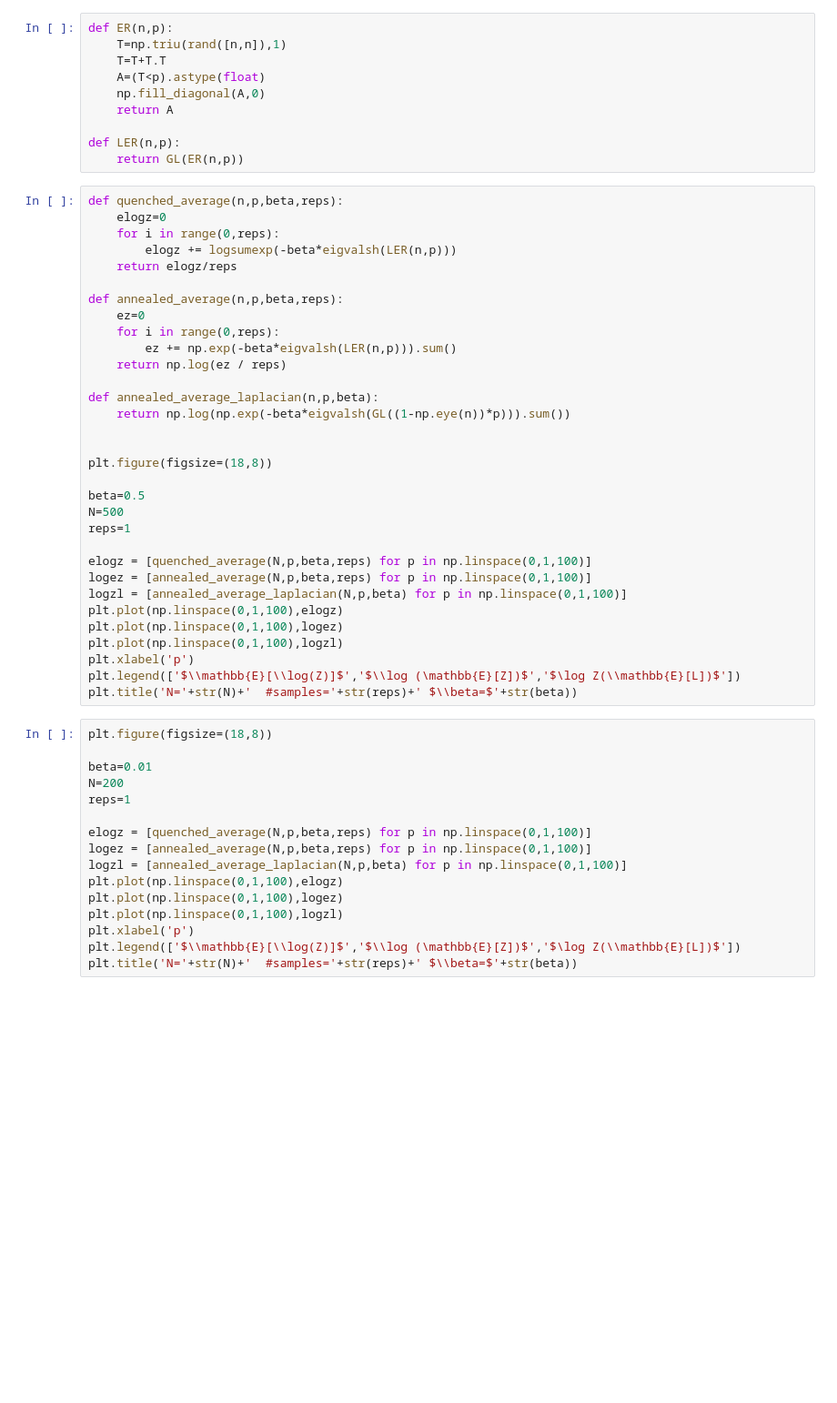
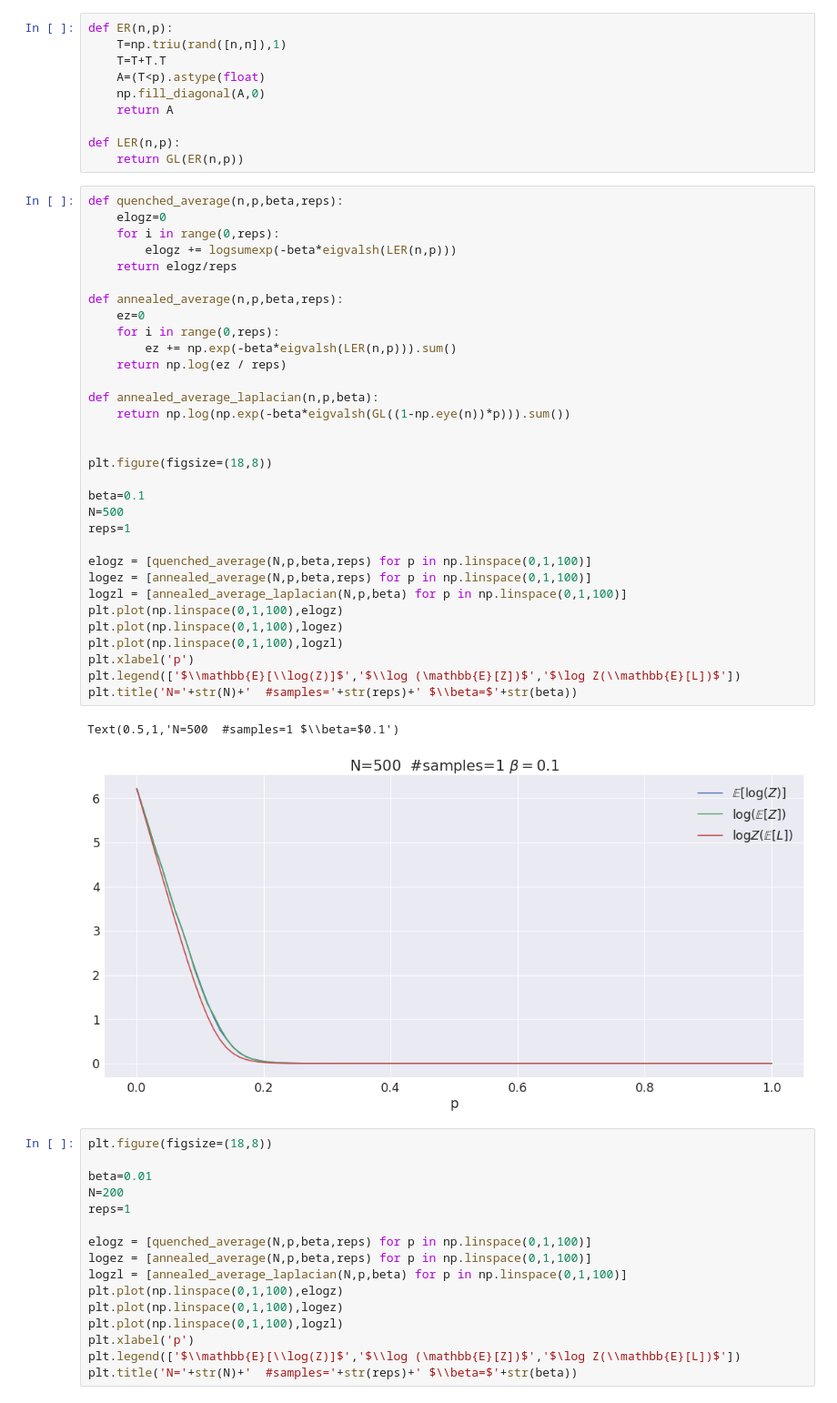
Before and after one commit to CarloNicolini/networkqit, a Jupyter notebook: notebooks/Quenched_vs_annealed_vs_randomfield.ipynb, the cells around one changed output. Shown at 91% size. Drawn from its saved outputs; the diff is of its cells as text; blank space fills up the shorter version.

```diff
--- a/notebooks/Quenched_vs_annealed_vs_randomfield.ipynb
+++ b/notebooks/Quenched_vs_annealed_vs_randomfield.ipynb
@@ -31,34 +29,37 @@ def LER(n,p):
 def quenched_average(n,p,beta,reps):
     elogz=0
     for i in range(0,reps):
         elogz += logsumexp(-beta*eigvalsh(LER(n,p)))
     return elogz/reps
 
 def annealed_average(n,p,beta,reps):
     ez=0
     for i in range(0,reps):
         ez += np.exp(-beta*eigvalsh(LER(n,p))).sum()
     return np.log(ez / reps)
 
 def annealed_average_laplacian(n,p,beta):
     return np.log(np.exp(-beta*eigvalsh(GL((1-np.eye(n))*p))).sum())
 
 
 plt.figure(figsize=(18,8))
 
-beta=0.5
+beta=0.1
 N=500
 reps=1
 
 elogz = [quenched_average(N,p,beta,reps) for p in np.linspace(0,1,100)]
 logez = [annealed_average(N,p,beta,reps) for p in np.linspace(0,1,100)]
 logzl = [annealed_average_laplacian(N,p,beta) for p in np.linspace(0,1,100)]
 plt.plot(np.linspace(0,1,100),elogz)
 plt.plot(np.linspace(0,1,100),logez)
 plt.plot(np.linspace(0,1,100),logzl)
 plt.xlabel('p')
 plt.legend(['$\\mathbb{E}[\\log(Z)]$','$\\log (\mathbb{E}[Z])$','$\log Z(\\mathbb{E}[L])$'])
 plt.title('N='+str(N)+'  #samples='+str(reps)+' $\\beta=$'+str(beta))
+# %% [output]
+Text(0.5,1,'N=500  #samples=1 $\\beta=$0.1')
+[figure, added]
 # %%
 plt.figure(figsize=(18,8))
 
```
Also changed, not shown: parts of 19 cells of this notebook, 2 other files.
